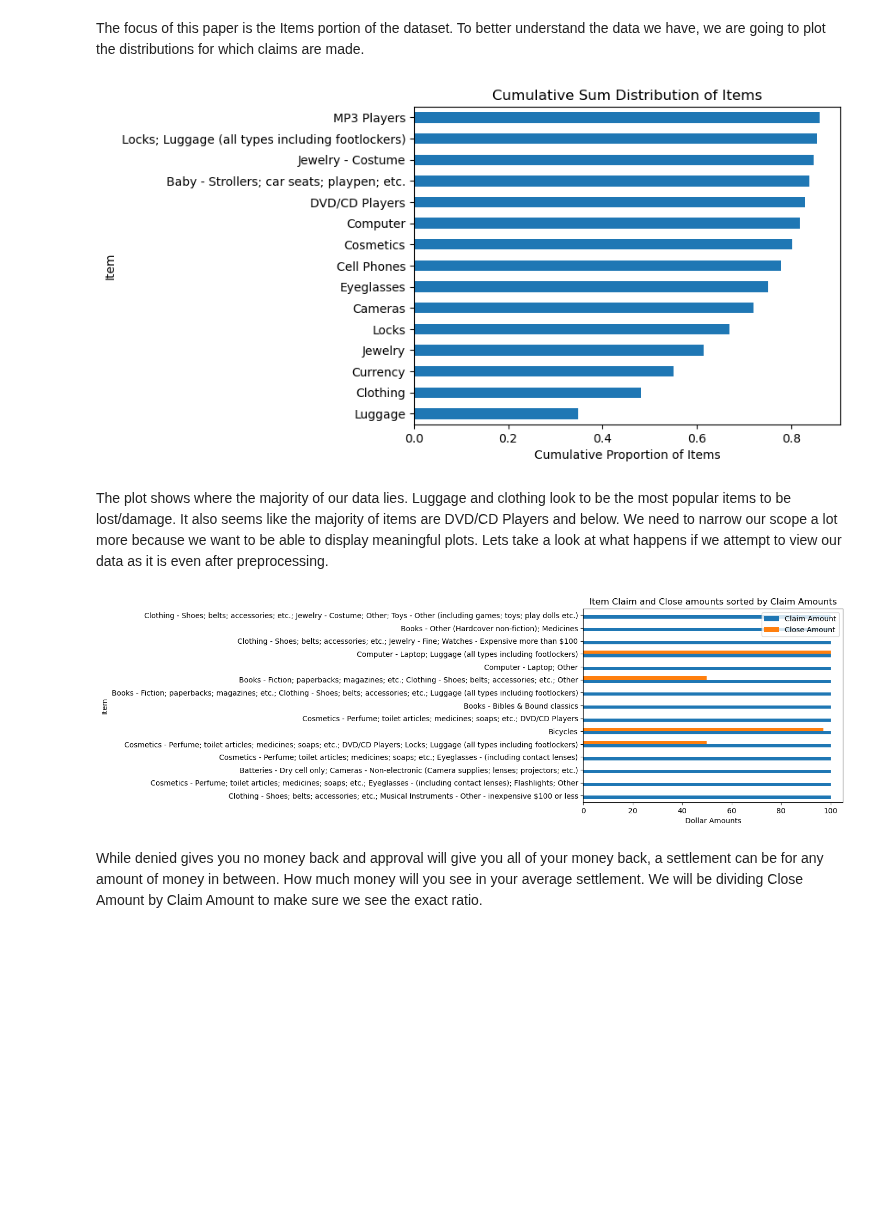
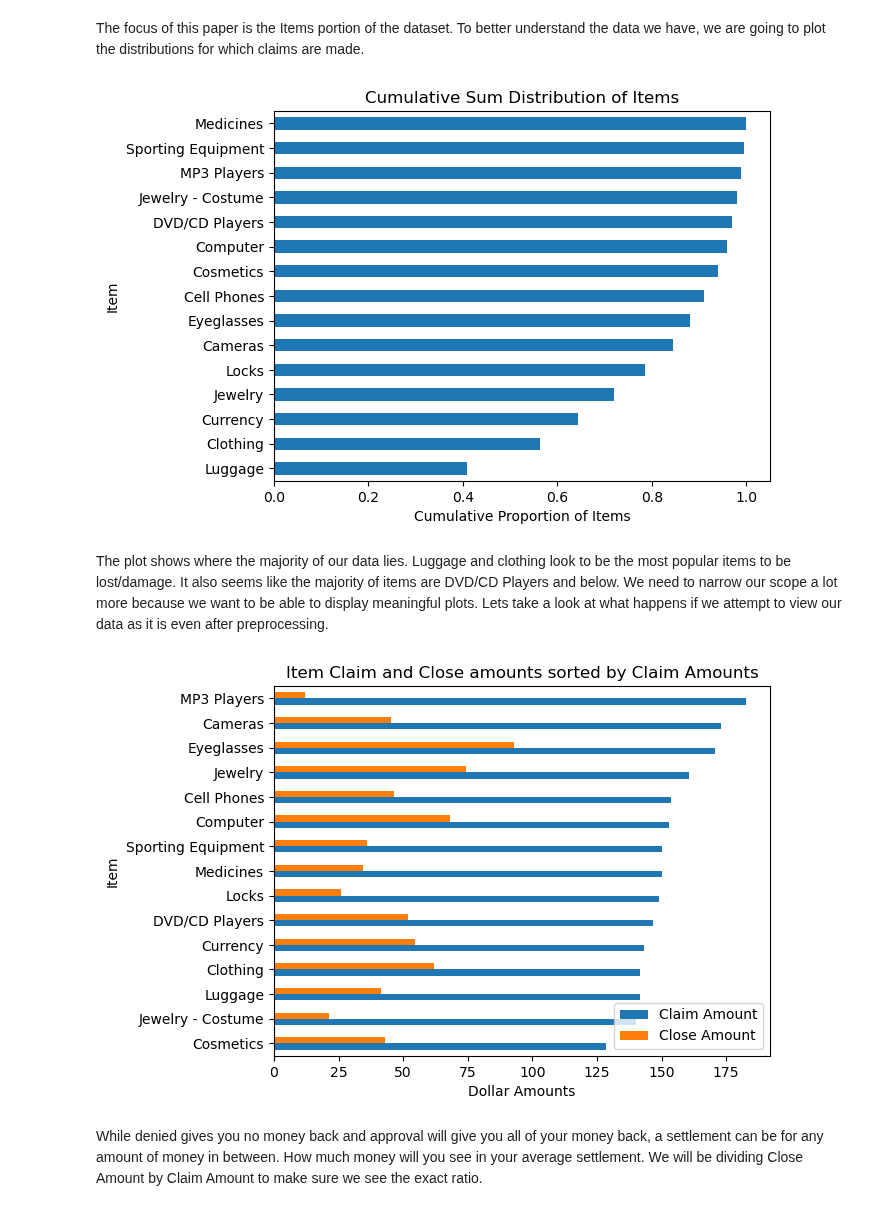
Before and after one commit to iFernandez96/TSA-claim-reimbursement-predictor, a Jupyter notebook: TSA Claim Reimbursement Predictor.ipynb, the cells around one changed output. Drawn from its saved outputs; the diff is of its cells as text; code cells hidden in the pictures; blank space fills up the shorter version.

```diff
--- a/TSA Claim Reimbursement Predictor.ipynb
+++ b/TSA Claim Reimbursement Predictor.ipynb
@@ -151,6 +151,11 @@ df = df.dropna(subset = ['Claim Amount'])
 df = df.dropna(subset = ['Disposition'])
 df = df.dropna(subset = ['Item'])
 df = df[df['Item'] != 'Other']
+
+item_counts = df['Item'].value_counts()
+items_to_keep = item_counts.head(15).index
+df = df[df['Item'].isin(items_to_keep)]
+df = df[df['Item'] != 'Other']
 # %% [markdown]
 We dropped the Na values in Claim Amount and Close Amount because they will pollute our predictions, as well as the Na values in Disposition. Items labeled Na are just as useless to us. Claims being processed or disputed cannot behoove our predictions either, we only want to look at claims that have finished their processing. Given the previous crosstab most of the columns with Na values for Disposition also will be eliminated when we drop the Na values for close Amount but having any amount of Na values for these specific columns will do us no good.
 # %% [markdown]
@@ -212,15 +217,15 @@ plt.ylabel('Item')
 plt.xlabel('Cumulative Proportion of Items')
 plt.title('Cumulative Sum Distribution of Items');
 # %% [output]
-[figure, old version]
+[figure, new version]
 # %% [markdown]
 The plot shows where the majority of our data lies. Luggage and clothing look to be the most popular items to be lost/damage. It also seems like the majority of items are DVD/CD Players and below. We need to narrow our scope a lot more because we want to be able to display meaningful plots. Lets take a look at what happens if we attempt to view our data as it is even after preprocessing.
 # %%
-df.groupby("Item")[['Claim Amount', 'Close Amount']].mean().sort_values(by="Claim Amount").head(15).plot.barh()
+df.groupby("Item")[['Claim Amount', 'Close Amount']].mean().sort_values(by="Claim Amount").plot.barh()
 plt.xlabel('Dollar Amounts')
 plt.title('Item Claim and Close amounts sorted by Claim Amounts');
 # %% [output]
-[figure, old version]
+[figure, new version]
 # %% [markdown]
 While denied gives you no money back and approval will give you all of your money back, a settlement can be for any amount of money in between. How much money will you see in your average settlement. We will be dividing Close Amount by Claim Amount to make sure we see the exact ratio.
 # %%
```
Also changed, not shown: parts of 4 cells of this notebook.
